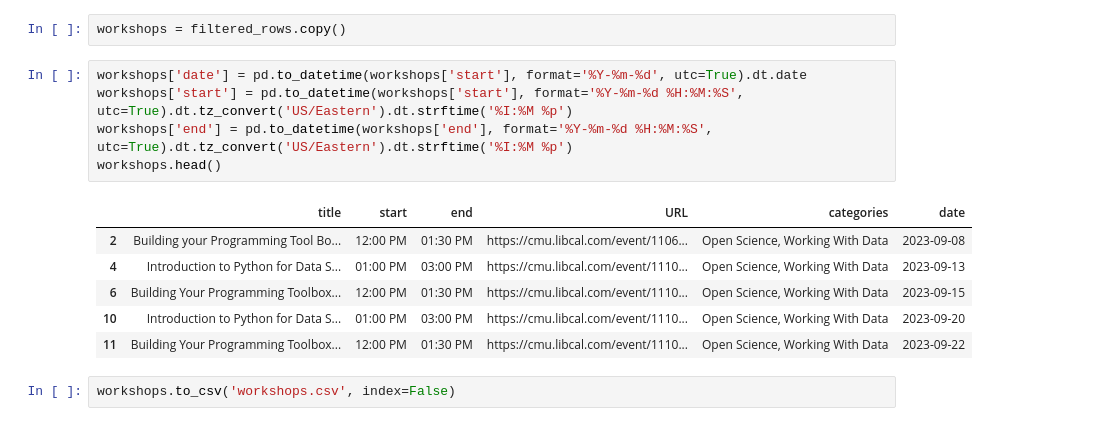
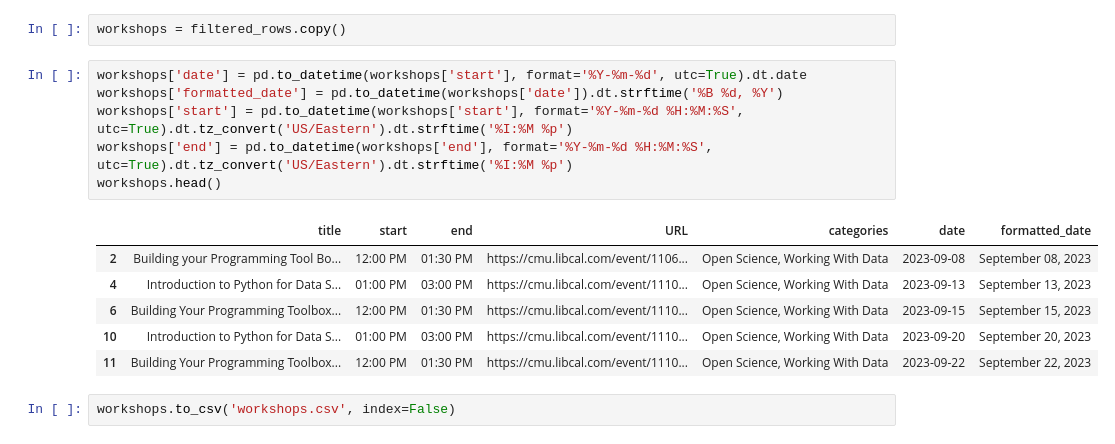
Before and after one commit to cmu-lib/portfolio_workshop, a Jupyter notebook: libcal_xml.ipynb, the cells around one changed output. Saved outputs shown, nothing was run; the diff lists cells and outputs as text.

Commit message:
update register link and date format

```diff
--- a/libcal_xml.ipynb
+++ b/libcal_xml.ipynb
@@ -49,16 +49,17 @@ filtered_rows.head()
 workshops = filtered_rows.copy()
 # %%
 workshops['date'] = pd.to_datetime(workshops['start'], format='%Y-%m-%d', utc=True).dt.date
+workshops['formatted_date'] = pd.to_datetime(workshops['date']).dt.strftime('%B %d, %Y')
 workshops['start'] = pd.to_datetime(workshops['start'], format='%Y-%m-%d %H:%M:%S', utc=True).dt.tz_convert('US/Eastern').dt.strftime('%I:%M %p')
 workshops['end'] = pd.to_datetime(workshops['end'], format='%Y-%m-%d %H:%M:%S', utc=True).dt.tz_convert('US/Eastern').dt.strftime('%I:%M %p')
 workshops.head()
 # %% [output]
-|  | title | start | end | URL | categories | date |
-| 2 | Building your Programming Tool Bo... | 12:00 PM | 01:30 PM | https://cmu.libcal.com/event/1106... | Open Science, Working With Data | 2023-09-08 |
-| 4 | Introduction to Python for Data S... | 01:00 PM | 03:00 PM | https://cmu.libcal.com/event/1110... | Open Science, Working With Data | 2023-09-13 |
-| 6 | Building Your Programming Toolbox... | 12:00 PM | 01:30 PM | https://cmu.libcal.com/event/1110... | Open Science, Working With Data | 2023-09-15 |
-| 10 | Introduction to Python for Data S... | 01:00 PM | 03:00 PM | https://cmu.libcal.com/event/1110... | Open Science, Working With Data | 2023-09-20 |
-| 11 | Building Your Programming Toolbox... | 12:00 PM | 01:30 PM | https://cmu.libcal.com/event/1110... | Open Science, Working With Data | 2023-09-22 |
+|  | title | start | end | URL | categories | date | formatted_date |
+| 2 | Building your Programming Tool Bo... | 12:00 PM | 01:30 PM | https://cmu.libcal.com/event/1106... | Open Science, Working With Data | 2023-09-08 | September 08, 2023 |
+| 4 | Introduction to Python for Data S... | 01:00 PM | 03:00 PM | https://cmu.libcal.com/event/1110... | Open Science, Working With Data | 2023-09-13 | September 13, 2023 |
+| 6 | Building Your Programming Toolbox... | 12:00 PM | 01:30 PM | https://cmu.libcal.com/event/1110... | Open Science, Working With Data | 2023-09-15 | September 15, 2023 |
+| 10 | Introduction to Python for Data S... | 01:00 PM | 03:00 PM | https://cmu.libcal.com/event/1110... | Open Science, Working With Data | 2023-09-20 | September 20, 2023 |
+| 11 | Building Your Programming Toolbox... | 12:00 PM | 01:30 PM | https://cmu.libcal.com/event/1110... | Open Science, Working With Data | 2023-09-22 | September 22, 2023 |
 # %%
 workshops.to_csv('workshops.csv', index=False)
 # %%
```
Also changed, not shown: parts of 3 cells of this notebook, 2 other files.
